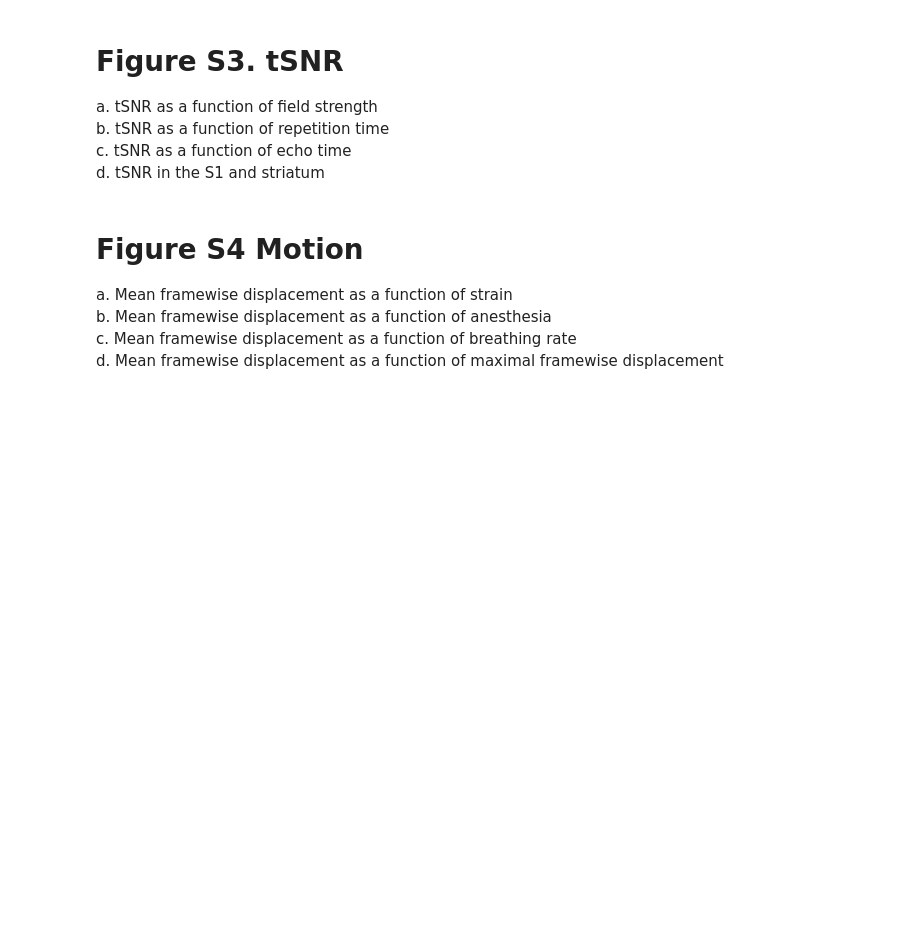
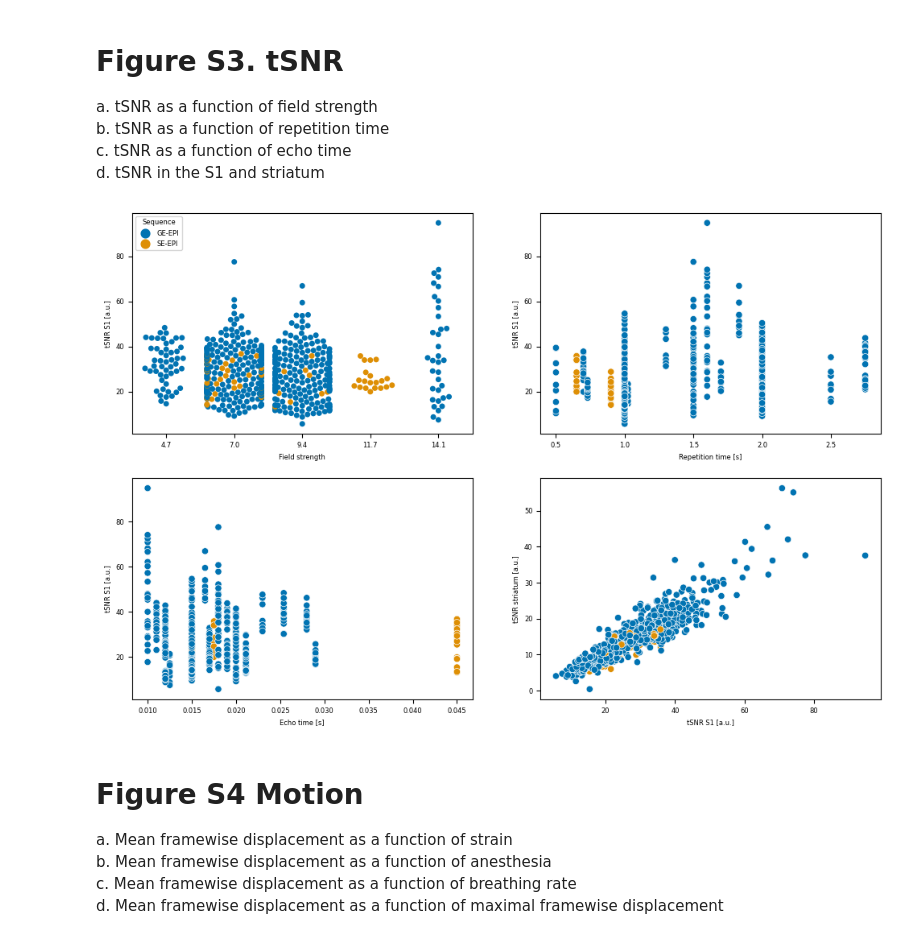
Before and after one commit to grandjeanlab/MultiRat, a Jupyter notebook: scripts/proj_mauscript.ipynb, the cells around one changed output. Drawn from its saved outputs; the diff is of its cells as text; code cells hidden in the pictures; blank space fills up the shorter version.

```diff
--- a/scripts/proj_mauscript.ipynb
+++ b/scripts/proj_mauscript.ipynb
@@ -156,6 +168,37 @@ a. tSNR as a function of field strength
 b. tSNR as a function of repetition time
 c. tSNR as a function of echo time
 d. tSNR in the S1 and striatum
+# %%
+df_exclude = df.loc[(df['exclude'] != 'yes')]
+
+
+fig, axes = plt.subplots(nrows=2, ncols=2,figsize=(12, 8))
+
+sns.set_palette("colorblind")
+
+
+ax1 = sns.swarmplot(data=df_exclude, x="MRI.field.strength",
+                    y="tsnr.S1", hue="func.sequence",ax=axes[0,0])
+ax2 = sns.scatterplot(data=df_exclude, x="func.TR",
+                    y="tsnr.S1", hue="func.sequence",ax=axes[0,1])
+ax3 = sns.scatterplot(data=df_exclude, x="func.TE",
+                    y="tsnr.S1", hue="func.sequence",ax=axes[1,0])
+ax4 = sns.scatterplot(data=df_exclude, x="tsnr.S1",
+                    y="tsnr.str", hue="func.sequence",ax=axes[1,1])
+
+ax1.set(xlabel='Field strength', ylabel='tSNR S1 [a.u.]')
+ax1.get_legend().set_title('Sequence')
+
+ax2.set(xlabel='Repetition time [s]', ylabel='tSNR S1 [a.u.]')
+ax2.get_legend().remove()
+
+ax3.set(xlabel='Echo time [s]', ylabel='tSNR S1 [a.u.]')
+ax3.get_legend().remove()
+
+ax4.set(xlabel='tSNR S1 [a.u.]', ylabel='tSNR striatum [a.u.]')
+ax4.get_legend().remove()
+# %% [output]
+[figure, added]
 # %% [markdown]
 # Figure S4 Motion
 a. Mean framewise displacement as a function of strain
```
Also changed, not shown: parts of 16 cells of this notebook, 36 other files.
